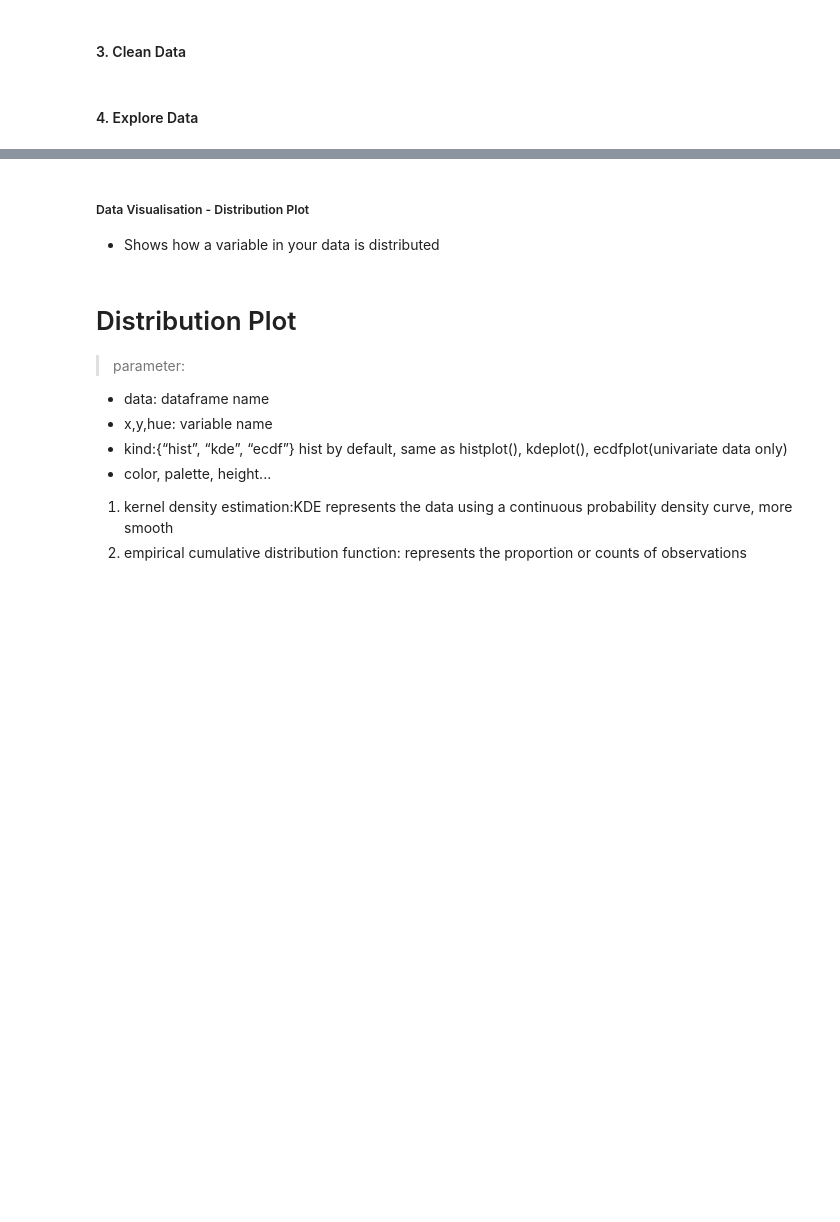
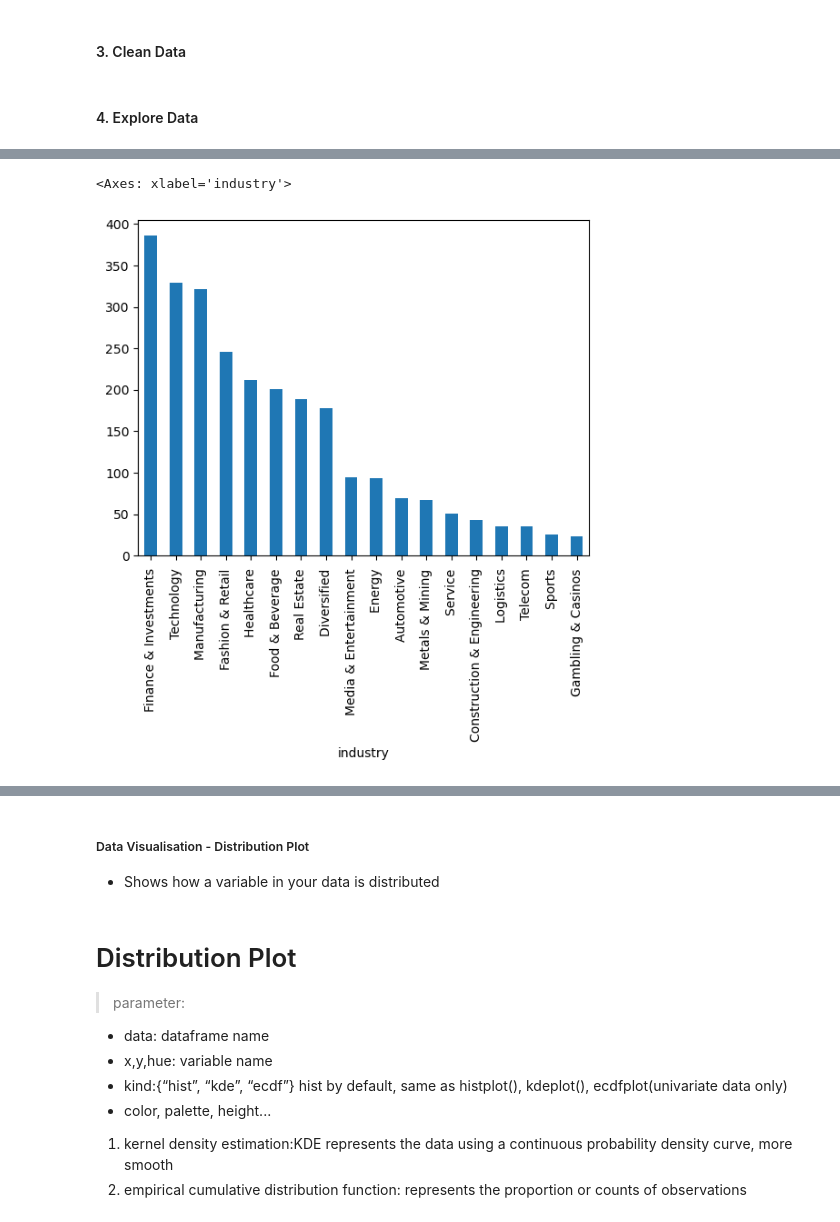
Before and after one commit to DACSIM/DSA-Curriculum, a Jupyter notebook: DSA-002-Python_Recap_EDA_and_ML_introduction/DS_2024_Python_EDA_Recap_[Blank].ipynb, the cells around one changed output, grey strips where cells are left out. Saved outputs shown, nothing was run; the diff lists cells and outputs as text; code cells hidden in the pictures; blank space fills up the shorter version.

```diff
--- a/DSA-002-Python_Recap_EDA_and_ML_introduction/DS_2024_Python_EDA_Recap_[Blank].ipynb
+++ b/DSA-002-Python_Recap_EDA_and_ML_introduction/DS_2024_Python_EDA_Recap_[Blank].ipynb
@@ -13,3 +17,6 @@
 ### Example 1: Forbes 2022 Data
 # %% [markdown]
 #### 1. Load Data
+# %%
+forbes = pd.read_csv('forbes_2022.csv')
+forbes
@@ -30,8 +103,16 @@
 
 #Replace the $ and B with empty string
 #str.replace(oldvalue,newvalue,count)
+forbes['networth'] = forbes['networth'].str.replace('$','')
+forbes['networth'] = forbes['networth'].str.replace('B','')
 
+##OR
+'''
+forbes['networth'] = forbes['networth'].str.extract(r'\$(\d+).*')
+'''
+##remove symbols within the column 'networth'
 
 #Change type to numeric
+forbes['networth'] = pd.to_numeric(forbes['networth'])
 # %% [markdown]
 #### 4. Explore Data
@@ -43,4 +165,8 @@
 # %%
 # show the number of billionaires in each industry with bar chart
+forbes['industry'].value_counts().plot(kind = 'bar')
+# %% [output]
+<Axes: xlabel='industry'>
+[figure, added]
 # %%
 #Horizontal bar
```
Also changed, not shown: parts of 46 cells of this notebook, 4 other files.
